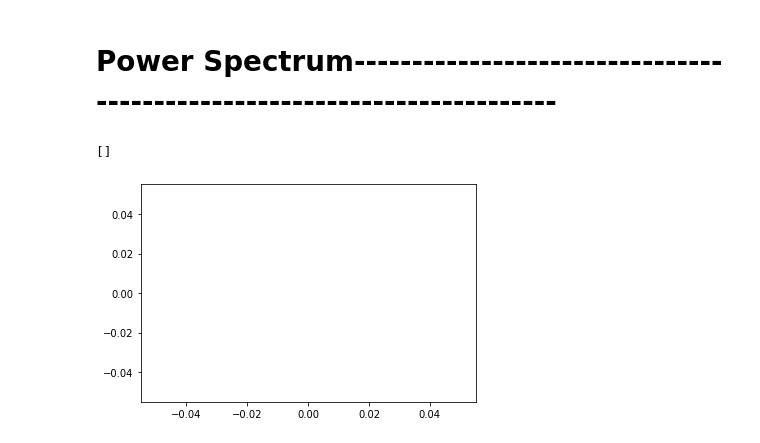
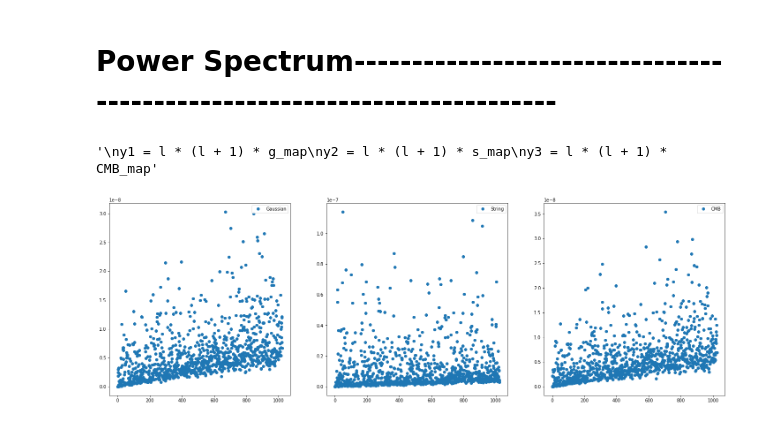
Before and after one commit to KumarDhruv/HealPy_Mollview, a Jupyter notebook: Final_HealPy_.ipynb, the cells around one changed output. Cells and saved outputs as stored; diff of their text form; code cells hidden in the pictures.

```diff
--- a/Final_HealPy_.ipynb
+++ b/Final_HealPy_.ipynb
@@ -45,10 +47,13 @@ s_map = hp.sphtfunc.anafast(string_map)
 # %%
 CMB_map = hp.sphtfunc.anafast(cmb_with_string)
 # %%
-l =  np.arange(0, 1024, 1024)
+l =  [i for i in range(1024)]
+"""
 y1 = l * (l + 1) * g_map
 y2 = l * (l + 1) * s_map
-y3 = l * (l + 1) * CMB_map
+y3 = l * (l + 1) * CMB_map"""
+# %% [output]
+'\ny1 = l * (l + 1) * g_map\ny2 = l * (l + 1) * s_map\ny3 = l * (l + 1) * CMB_map'
 # %%
 plt.figure(figsize = (25, 8))
 plt.subplot(1, 3, 1)
@@ -65,8 +70,3 @@ plt.show()
 # %%
 ss_map = s_map * g_mu *0.5*1e-4
 f = l * (l + 1) * ss_map
-# %%
-plt.plot()
-# %% [output]
-[]
-[figure, removed]
@@ -72,0 +88,26 @@ plt.plot()
+# %%
+Y1 = []
+Y2 = []
+Y3 = []
+for i in l:
+  y1(i, g_map)
+  y2(i, s_map)
+  y3(i, CMB_map)
+# %%
+plt.figure(figsize = (25, 8))
+
+plt.subplot(1, 3, 1)
+plt.plot(l, Y1, "o", label = "Gaussian")
+plt.legend()
+
+plt.subplot(1, 3, 2)
+plt.plot(l, Y2, "o", label = "String")
+plt.legend()
+
+plt.subplot(1, 3, 3)
+plt.plot(l, Y3, "o", label = "CMB")
+plt.legend()
+
+plt.show()
+# %% [output]
+[figure, added]
```
Also changed, not shown: parts of 12 cells of this notebook.
